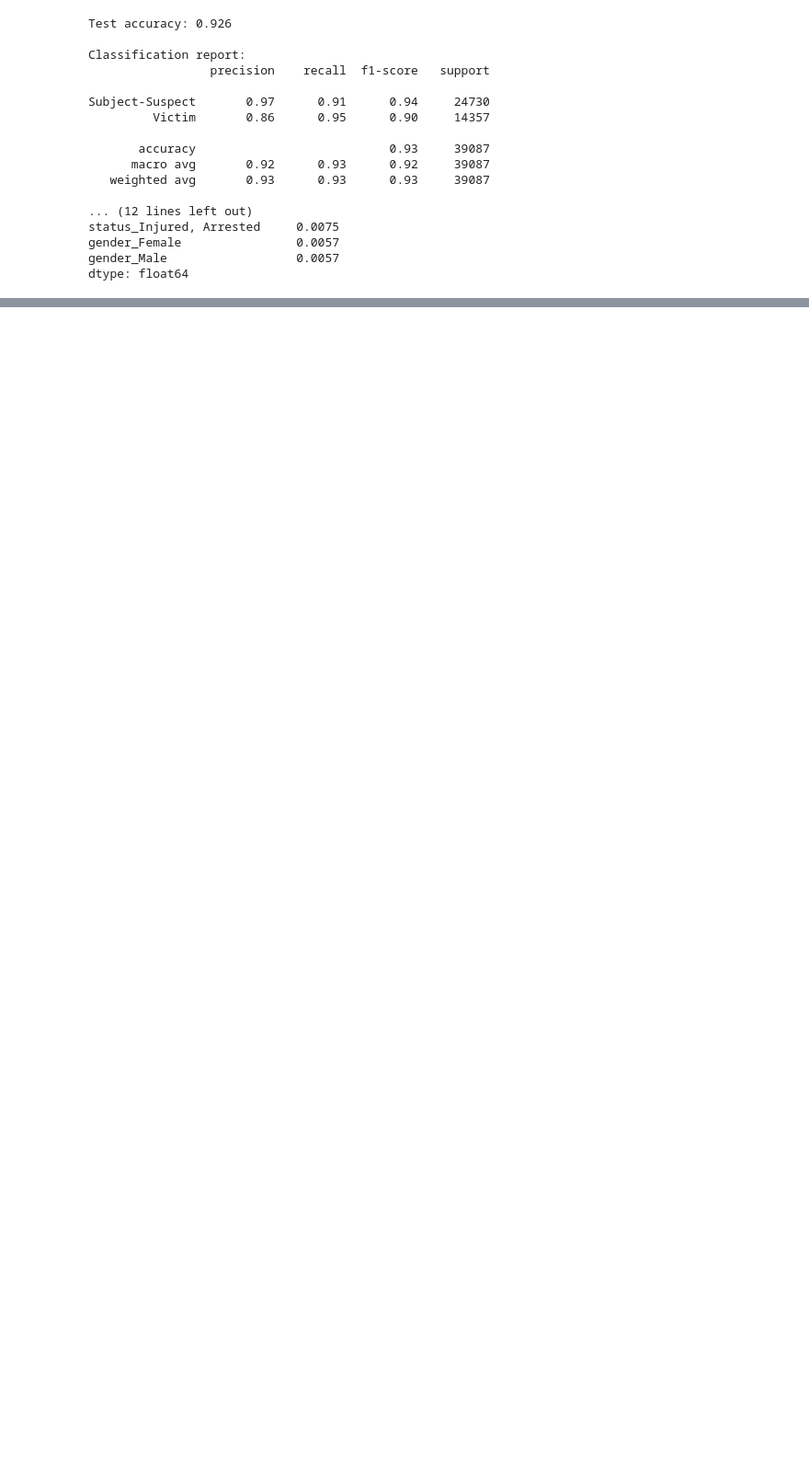
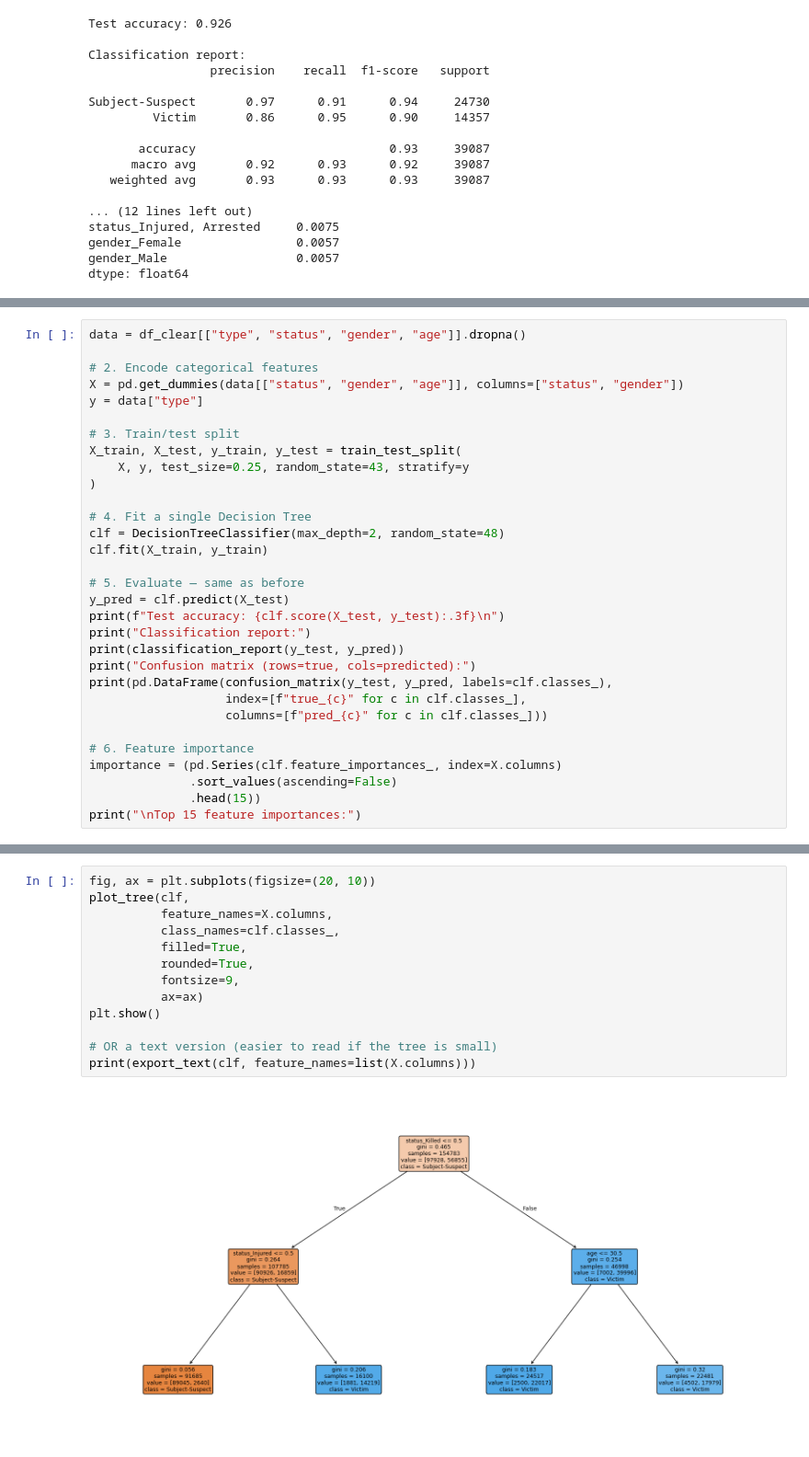
Before and after one commit to Neukz/gun-violence-analysis, a Jupyter notebook: notebooks/persons.ipynb, the cells around one changed output, grey strips where cells are left out. Shown at 92% size. Cells and saved outputs as stored; diff of their text form; blank space fills up the shorter version.

```diff
--- a/notebooks/persons.ipynb
+++ b/notebooks/persons.ipynb
@@ -111,0 +203,31 @@ dtype: float64
+# %%
+data = df_clear[["type", "status", "gender", "age"]].dropna()
+
+# 2. Encode categorical features
+X = pd.get_dummies(data[["status", "gender", "age"]], columns=["status", "gender"])
+y = data["type"]
+
+# 3. Train/test split
+X_train, X_test, y_train, y_test = train_test_split(
+    X, y, test_size=0.25, random_state=43, stratify=y
+)
+
+# 4. Fit a single Decision Tree
+clf = DecisionTreeClassifier(max_depth=2, random_state=48)
+clf.fit(X_train, y_train)
+
+# 5. Evaluate — same as before
+y_pred = clf.predict(X_test)
+print(f"Test accuracy: {clf.score(X_test, y_test):.3f}\n")
+print("Classification report:")
+print(classification_report(y_test, y_pred))
+print("Confusion matrix (rows=true, cols=predicted):")
+print(pd.DataFrame(confusion_matrix(y_test, y_pred, labels=clf.classes_),
+                   index=[f"true_{c}" for c in clf.classes_],
+                   columns=[f"pred_{c}" for c in clf.classes_]))
+
+# 6. Feature importance
+importance = (pd.Series(clf.feature_importances_, index=X.columns)
+              .sort_values(ascending=False)
+              .head(15))
+print("\nTop 15 feature importances:")
@@ -111,0 +253,15 @@ dtype: float64
+# %%
+fig, ax = plt.subplots(figsize=(20, 10))
+plot_tree(clf,
+          feature_names=X.columns,
+          class_names=clf.classes_,
+          filled=True,
+          rounded=True,
+          fontsize=9,
+          ax=ax)
+plt.show()
+
+# OR a text version (easier to read if the tree is small)
+print(export_text(clf, feature_names=list(X.columns)))
+# %% [output]
+[figure, added]
```
Also changed, not shown: parts of 7 cells of this notebook.
